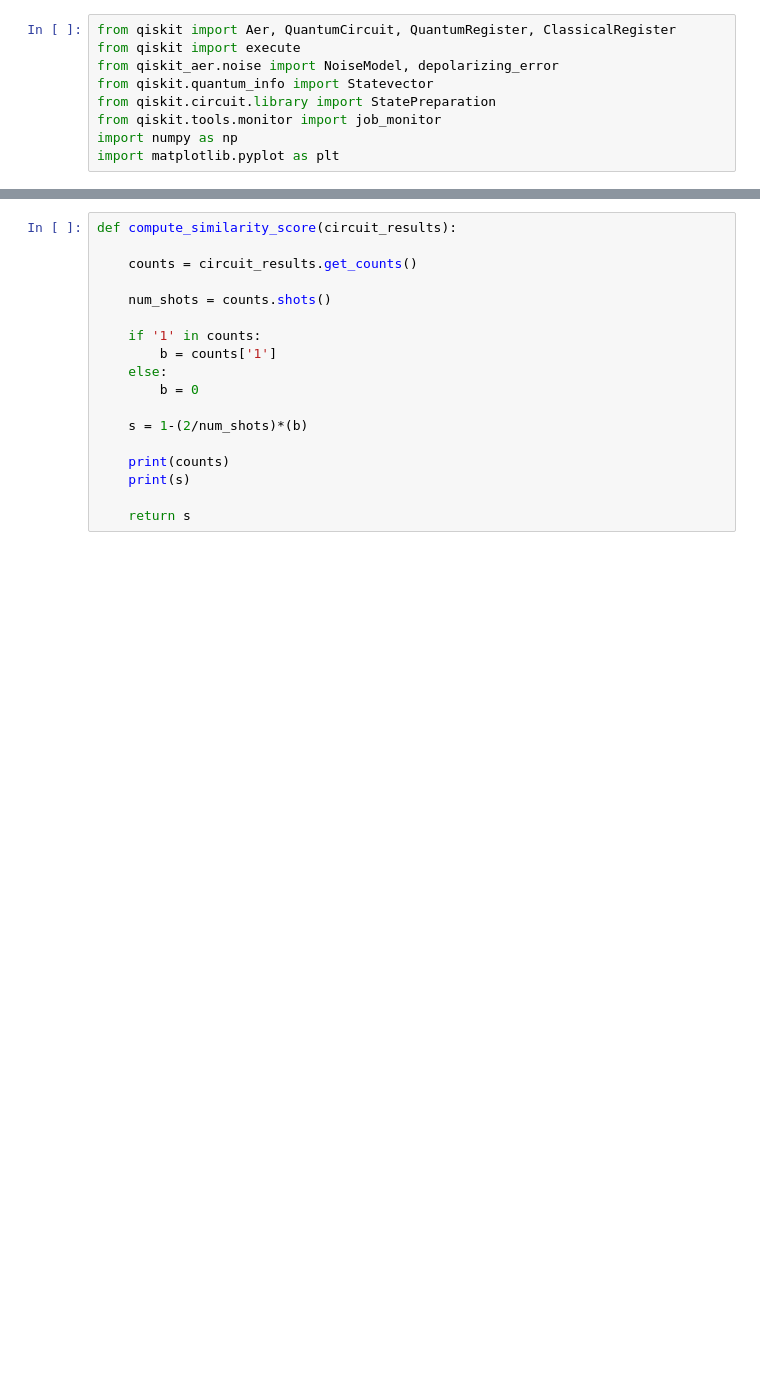
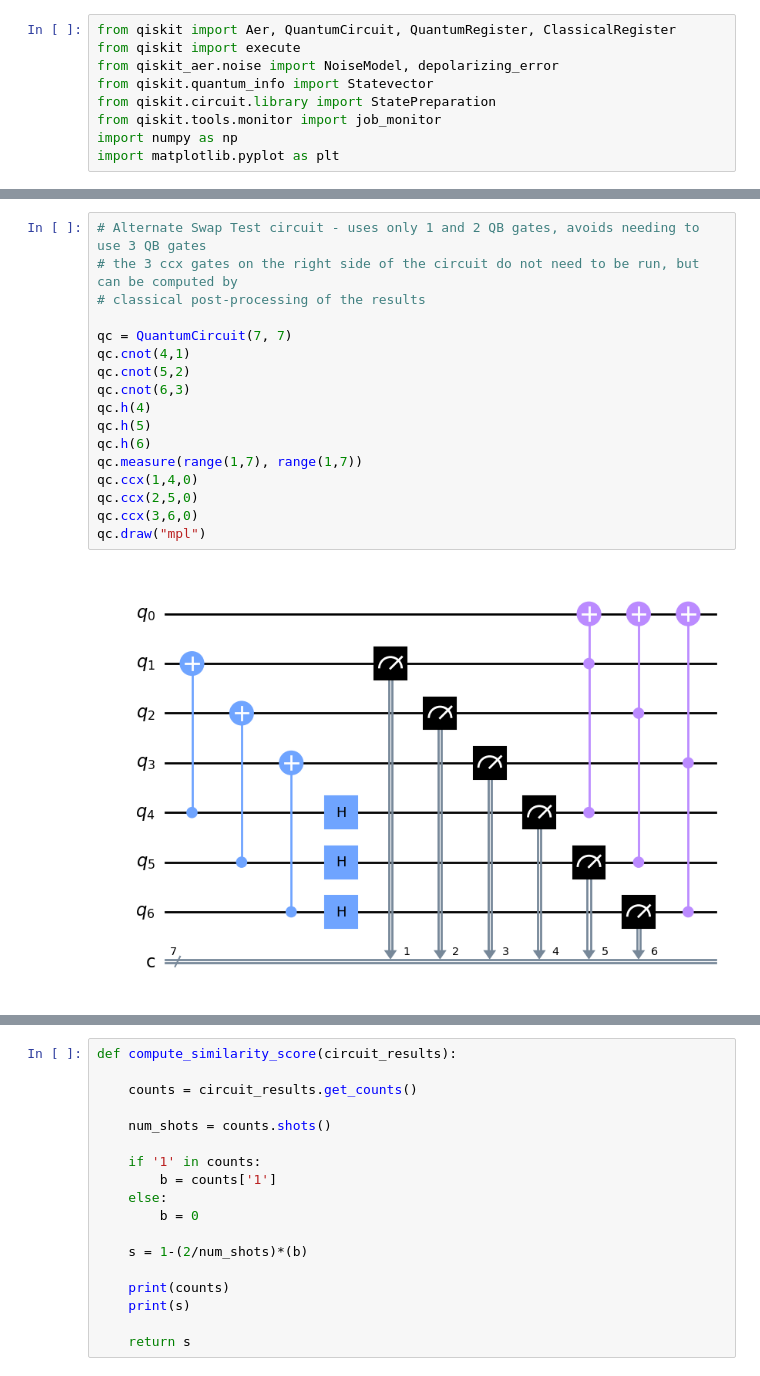
Before and after one commit to nrhawkins/qa2, a Jupyter notebook: qalgs/swaptest/qk_swap_test_n_QB.ipynb, the cells around one changed output, grey strips where cells are left out. Cells and saved outputs as stored; diff of their text form; blank space fills up the shorter version.

```diff
--- a/qalgs/swaptest/qk_swap_test_n_QB.ipynb
+++ b/qalgs/swaptest/qk_swap_test_n_QB.ipynb
@@ -81,0 +153,19 @@ import matplotlib.pyplot as plt
+# %%
+# Alternate Swap Test circuit - uses only 1 and 2 QB gates, avoids needing to use 3 QB gates
+# the 3 ccx gates on the right side of the circuit do not need to be run, but can be computed by
+# classical post-processing of the results
+
+qc = QuantumCircuit(7, 7)
+qc.cnot(4,1)
+qc.cnot(5,2)
+qc.cnot(6,3)
+qc.h(4)
+qc.h(5)
+qc.h(6)
+qc.measure(range(1,7), range(1,7))
+qc.ccx(1,4,0)
+qc.ccx(2,5,0)
+qc.ccx(3,6,0)
+qc.draw("mpl")
+# %% [output]
+[figure, added]
```
Also changed, not shown: parts of 32 cells of this notebook.
